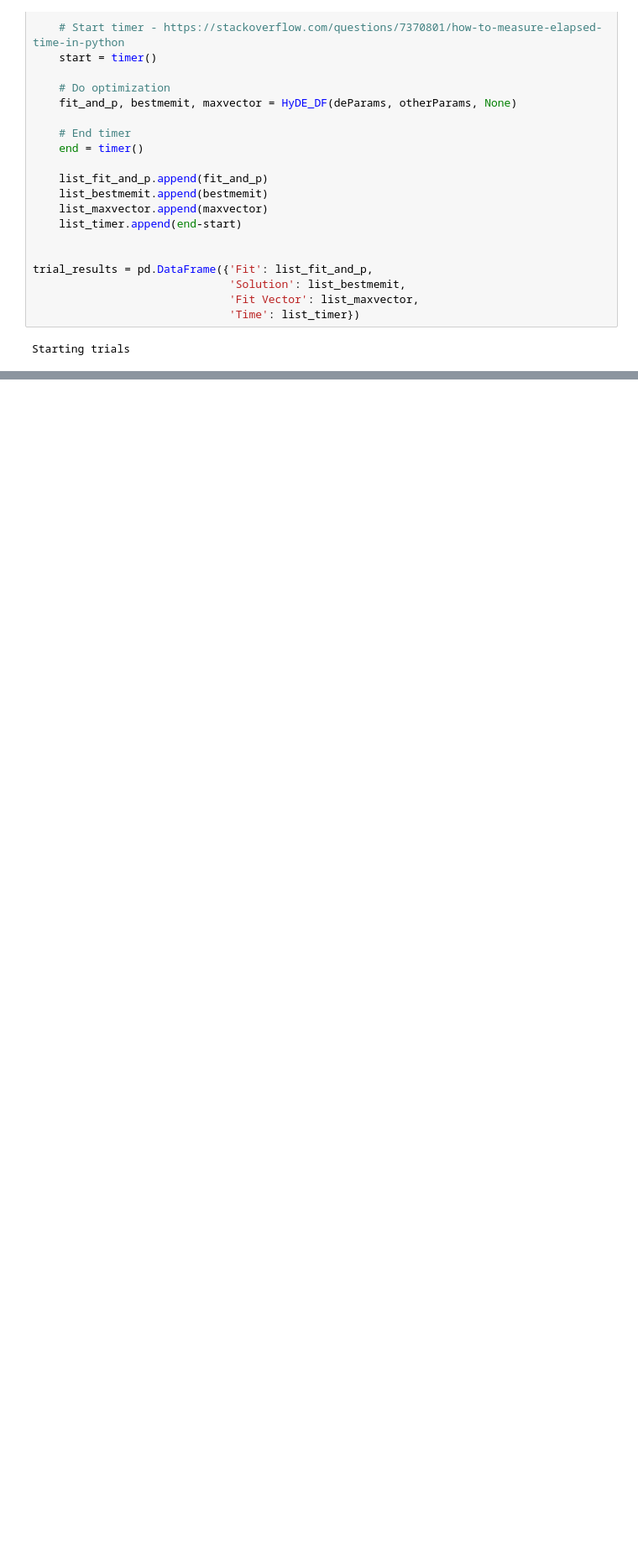
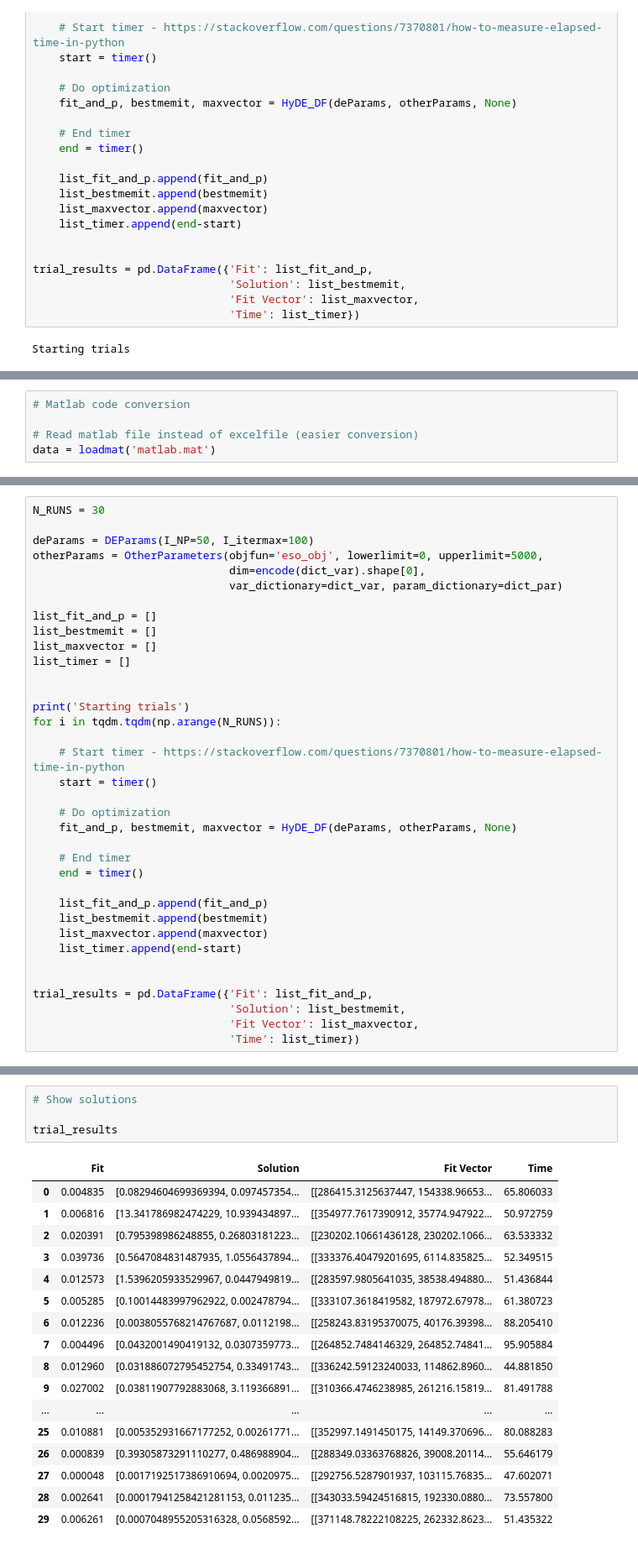
Before and after one commit to ECGomes/eso_project, a Jupyter notebook: hyde-df.ipynb, the cells around one changed output, grey strips where cells are left out. Shown at 84% size. Drawn from its saved outputs; the diff is of its cells as text; blank space fills up the shorter version.

```diff
--- a/hyde-df.ipynb
+++ b/hyde-df.ipynb
@@ -373,0 +500,5 @@ trial_results
+# %%
+# Matlab code conversion
+
+# Read matlab file instead of excelfile (easier conversion)
+data = loadmat('matlab.mat')
@@ -373,0 +650,36 @@ trial_results
+# %%
+N_RUNS = 30
+
+deParams = DEParams(I_NP=50, I_itermax=100)
+otherParams = OtherParameters(objfun='eso_obj', lowerlimit=0, upperlimit=5000,
+                              dim=encode(dict_var).shape[0],
+                              var_dictionary=dict_var, param_dictionary=dict_par)
+
+list_fit_and_p = []
+list_bestmemit = []
+list_maxvector = []
+list_timer = []
+
+
+print('Starting trials')
+for i in tqdm.tqdm(np.arange(N_RUNS)):
+
+    # Start timer - https://stackoverflow.com/questions/7370801/how-to-measure-elapsed-time-in-python
+    start = timer()
+
+    # Do optimization
+    fit_and_p, bestmemit, maxvector = HyDE_DF(deParams, otherParams, None)
+
+    # End timer
+    end = timer()
+
+    list_fit_and_p.append(fit_and_p)
+    list_bestmemit.append(bestmemit)
+    list_maxvector.append(maxvector)
+    list_timer.append(end-start)
+
+
+trial_results = pd.DataFrame({'Fit': list_fit_and_p,
+                              'Solution': list_bestmemit,
+                              'Fit Vector': list_maxvector,
+                              'Time': list_timer})
@@ -373,0 +688,22 @@ trial_results
+# %%
+# Show solutions
+
+trial_results
+# %% [output]
+|  | Fit | Solution | Fit Vector | Time |
+| 0 | 0.004835 | [0.08294604699369394, 0.097457354... | [[286415.3125637447, 154338.96653... | 65.806033 |
+| 1 | 0.006816 | [13.341786982474229, 10.939434897... | [[354977.7617390912, 35774.947922... | 50.972759 |
+| 2 | 0.020391 | [0.795398986248855, 0.26803181223... | [[230202.10661436128, 230202.1066... | 63.533332 |
+| 3 | 0.039736 | [0.5647084831487935, 1.0556437894... | [[333376.40479201695, 6114.835825... | 52.349515 |
+| 4 | 0.012573 | [1.5396205933529967, 0.0447949819... | [[283597.9805641035, 38538.494880... | 51.436844 |
+| 5 | 0.005285 | [0.10014483997962922, 0.002478794... | [[333107.3618419582, 187972.67978... | 61.380723 |
+| 6 | 0.012236 | [0.0038055768214767687, 0.0112198... | [[258243.83195370075, 40176.39398... | 88.205410 |
+| 7 | 0.004496 | [0.0432001490419132, 0.0307359773... | [[264852.7484146329, 264852.74841... | 95.905884 |
+| 8 | 0.012960 | [0.031886072795452754, 0.33491743... | [[336242.59123240033, 114862.8960... | 44.881850 |
+| 9 | 0.027002 | [0.03811907792883068, 3.119366891... | [[310366.4746238985, 261216.15819... | 81.491788 |
+| ... | ... | ... | ... | ... |
+| 25 | 0.010881 | [0.005352931667177252, 0.00261771... | [[352997.1491450175, 14149.370696... | 80.088283 |
+| 26 | 0.000839 | [0.39305873291110277, 0.486988904... | [[288349.03363768826, 39008.20114... | 55.646179 |
+| 27 | 0.000048 | [0.0017192517386910694, 0.0020975... | [[292756.5287901937, 103115.76835... | 47.602071 |
+| 28 | 0.002641 | [0.00017941258421281153, 0.011235... | [[343033.59424516815, 192330.0880... | 73.557800 |
+| 29 | 0.006261 | [0.0007048955205316328, 0.0568592... | [[371148.78222108225, 262332.8623... | 51.435322 |
```
Also changed, not shown: parts of 20 cells of this notebook.
